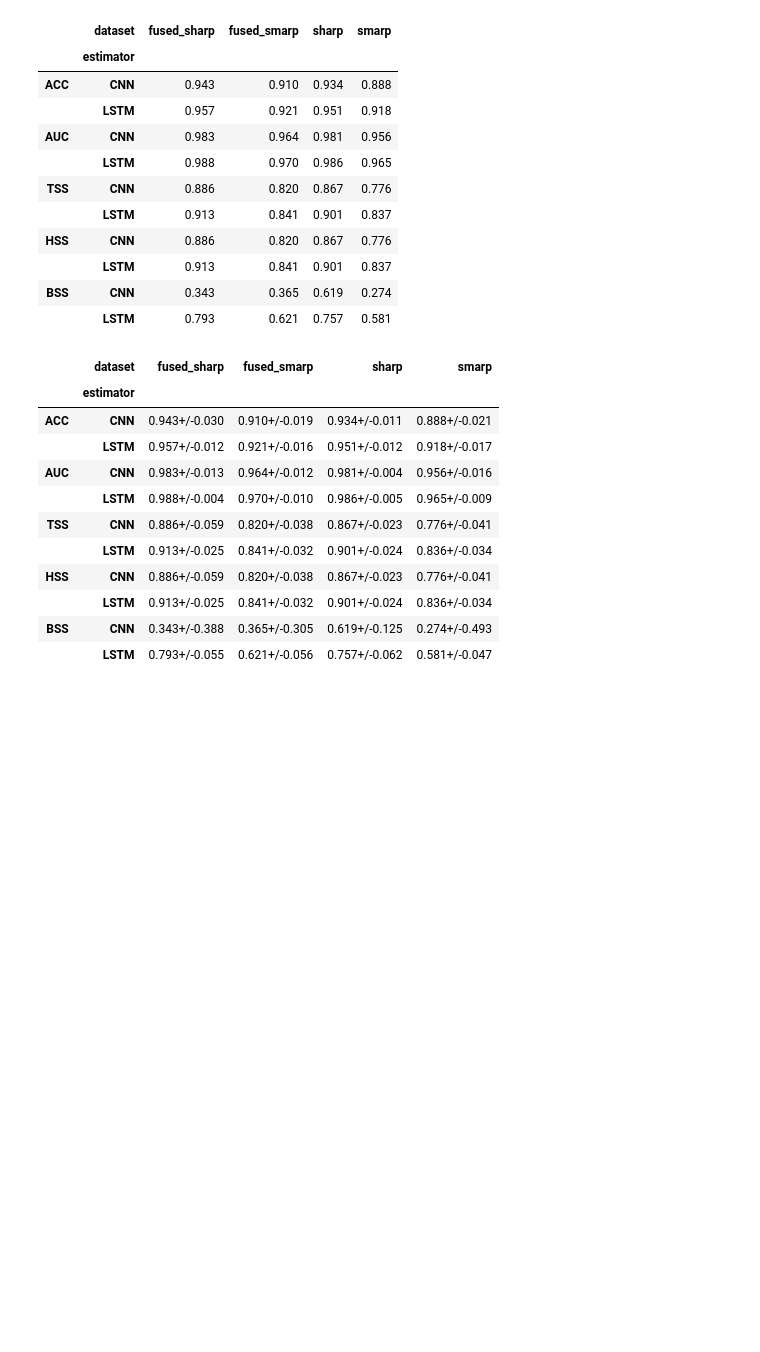
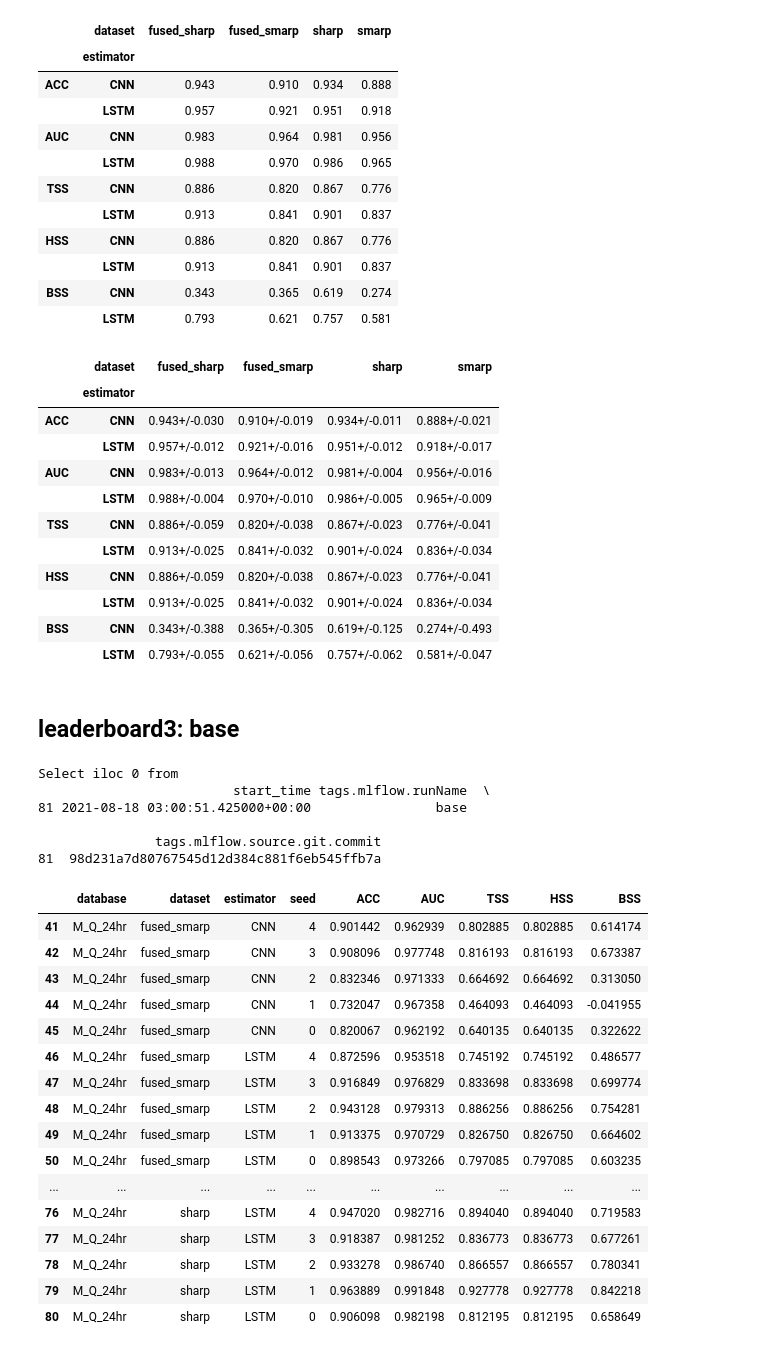
Before and after one commit to ZeyuSun/flare-prediction-smarp, a Jupyter notebook: notebooks/mlflow_results.ipynb, the cells around one changed output. Drawn from its saved outputs; the diff is of its cells as text; code cells hidden in the pictures; blank space fills up the shorter version.

Commit message:
Add mlflow_results

```diff
--- a/notebooks/mlflow_results.ipynb
+++ b/notebooks/mlflow_results.ipynb
@@ -1200,3 +1200,45 @@ organize(runs, std=True)
 |  | LSTM | 0.793+/-0.055 | 0.621+/-0.056 | 0.757+/-0.062 | 0.581+/-0.047 |
 # %%
 dirs = tensorboard
+# %% [markdown]
+## leaderboard3: base
+# %%
+columns = {
+    'tags.database_name': 'database',
+    'tags.dataset_name': 'dataset',
+    'tags.estimator_name': 'estimator',
+    'params.DATA.SEED': 'seed',
+    'metrics.test/accuracy': 'ACC',
+    'metrics.test/auc': 'AUC',
+    'metrics.test/tss': 'TSS',
+    'metrics.test/hss2': 'HSS',
+    'metrics.test/bss': 'BSS',
+}
+rows = {}
+runs_raw = retrieve('leaderboard3', 'base') #, p=0)
+runs = select(runs_raw, columns, rows)
+runs.style.background_gradient(axis=0)
+# %% [output]
+Select iloc 0 from
+                         start_time tags.mlflow.runName  \
+81 2021-08-18 03:00:51.425000+00:00                base
+
+               tags.mlflow.source.git.commit
+81  98d231a7d80767545d12d384c881f6eb545ffb7a
+|  | database | dataset | estimator | seed | ACC | AUC | TSS | HSS | BSS |
+| 41 | M_Q_24hr | fused_smarp | CNN | 4 | 0.901442 | 0.962939 | 0.802885 | 0.802885 | 0.614174 |
+| 42 | M_Q_24hr | fused_smarp | CNN | 3 | 0.908096 | 0.977748 | 0.816193 | 0.816193 | 0.673387 |
+| 43 | M_Q_24hr | fused_smarp | CNN | 2 | 0.832346 | 0.971333 | 0.664692 | 0.664692 | 0.313050 |
+| 44 | M_Q_24hr | fused_smarp | CNN | 1 | 0.732047 | 0.967358 | 0.464093 | 0.464093 | -0.041955 |
+| 45 | M_Q_24hr | fused_smarp | CNN | 0 | 0.820067 | 0.962192 | 0.640135 | 0.640135 | 0.322622 |
+| 46 | M_Q_24hr | fused_smarp | LSTM | 4 | 0.872596 | 0.953518 | 0.745192 | 0.745192 | 0.486577 |
+| 47 | M_Q_24hr | fused_smarp | LSTM | 3 | 0.916849 | 0.976829 | 0.833698 | 0.833698 | 0.699774 |
+| 48 | M_Q_24hr | fused_smarp | LSTM | 2 | 0.943128 | 0.979313 | 0.886256 | 0.886256 | 0.754281 |
+| 49 | M_Q_24hr | fused_smarp | LSTM | 1 | 0.913375 | 0.970729 | 0.826750 | 0.826750 | 0.664602 |
+| 50 | M_Q_24hr | fused_smarp | LSTM | 0 | 0.898543 | 0.973266 | 0.797085 | 0.797085 | 0.603235 |
+| ... | ... | ... | ... | ... | ... | ... | ... | ... | ... |
+| 76 | M_Q_24hr | sharp | LSTM | 4 | 0.947020 | 0.982716 | 0.894040 | 0.894040 | 0.719583 |
+| 77 | M_Q_24hr | sharp | LSTM | 3 | 0.918387 | 0.981252 | 0.836773 | 0.836773 | 0.677261 |
+| 78 | M_Q_24hr | sharp | LSTM | 2 | 0.933278 | 0.986740 | 0.866557 | 0.866557 | 0.780341 |
+| 79 | M_Q_24hr | sharp | LSTM | 1 | 0.963889 | 0.991848 | 0.927778 | 0.927778 | 0.842218 |
+| 80 | M_Q_24hr | sharp | LSTM | 0 | 0.906098 | 0.982198 | 0.812195 | 0.812195 | 0.658649 |
```
Also changed, not shown: parts of 12 cells of this notebook.
